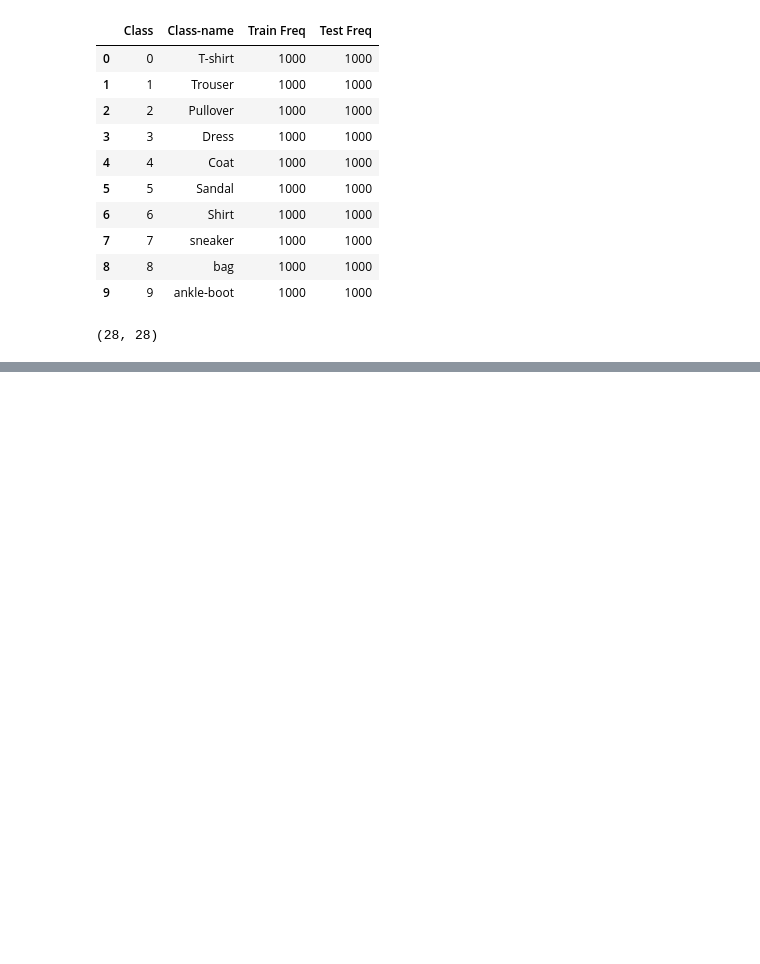
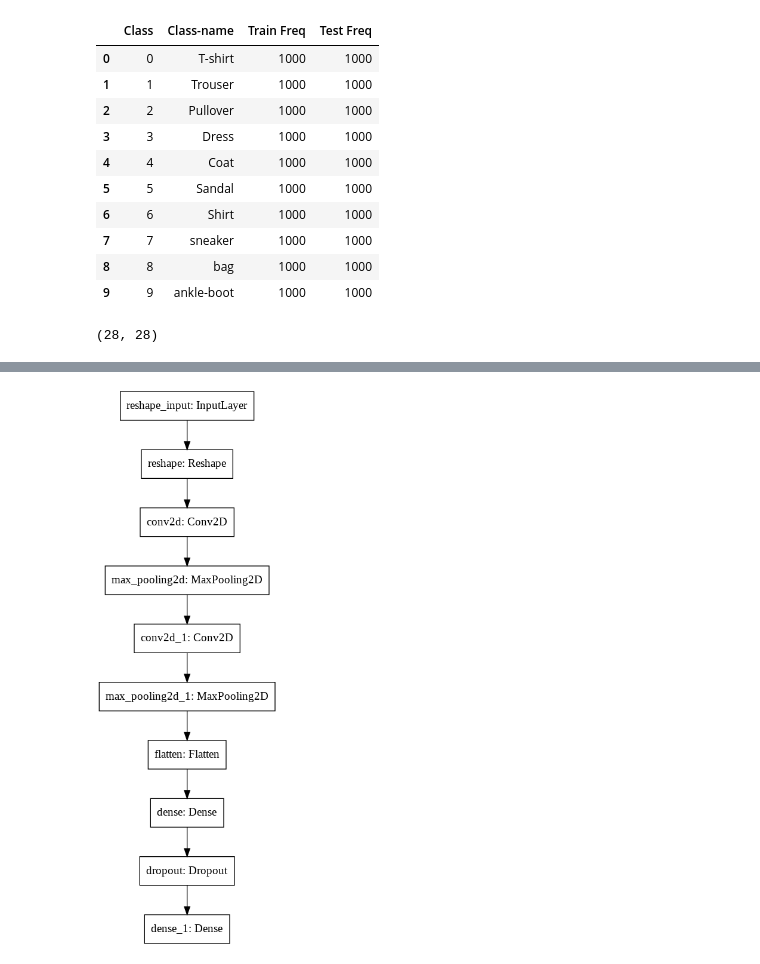
Before and after one commit to mehrotrasan16/Keras-Deep-Learning, a Jupyter notebook: A2_Q1_FashionMNISTHandwritten.ipynb, the cells around one changed output, grey strips where cells are left out. Cells and saved outputs as stored; diff of their text form; code cells hidden in the pictures; blank space fills up the shorter version.

```diff
--- a/A2_Q1_FashionMNISTHandwritten.ipynb
+++ b/A2_Q1_FashionMNISTHandwritten.ipynb
@@ -155,0 +165,4 @@ test_loss, test_acc = model.evaluate(test_images,  test_labels, verbose=2)
+# %%
+keras.utils.plot_model(model)
+# %% [output]
+[figure, added]
```
Also changed, not shown: parts of 3 cells of this notebook.
